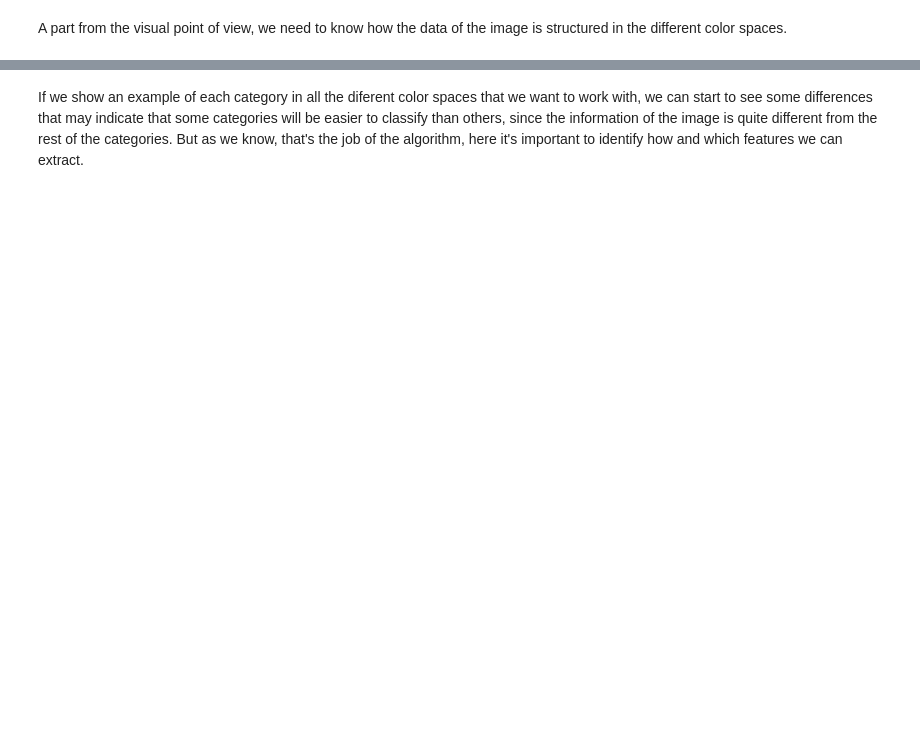
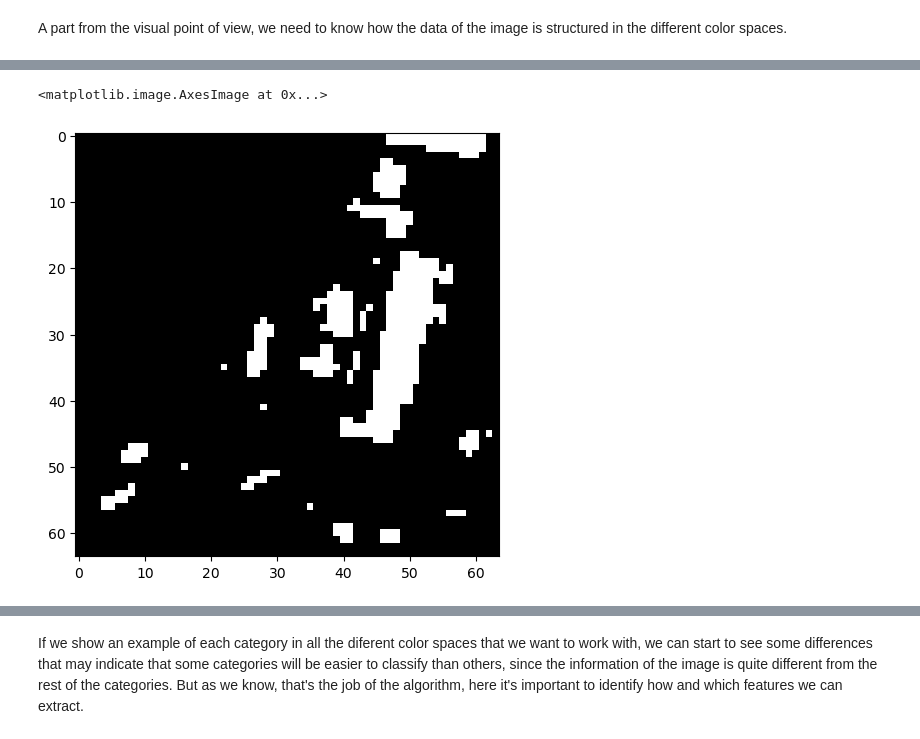
Before and after one commit to josep-audenis/eurosat-extracting-more-from-less, a Jupyter notebook: notebooks/1-exploratory-data-analysis.ipynb, the cells around one changed output, grey strips where cells are left out. Cells and saved outputs as stored; diff of their text form; code cells hidden in the pictures; blank space fills up the shorter version.

```diff
--- a/notebooks/1-exploratory-data-analysis.ipynb
+++ b/notebooks/1-exploratory-data-analysis.ipynb
@@ -28,5 +56,8 @@ list(im_gray)
 # %%
-im_bw = im_gray > 0.75
+im_bw = im_gray > 255*0.75
 imshow(im_bw)
+# %% [output]
+<matplotlib.image.AxesImage at 0x...>
+[figure, added]
 # %%
 list(im_bw)
```
Also changed, not shown: parts of 12 cells of this notebook, 4 other files.
